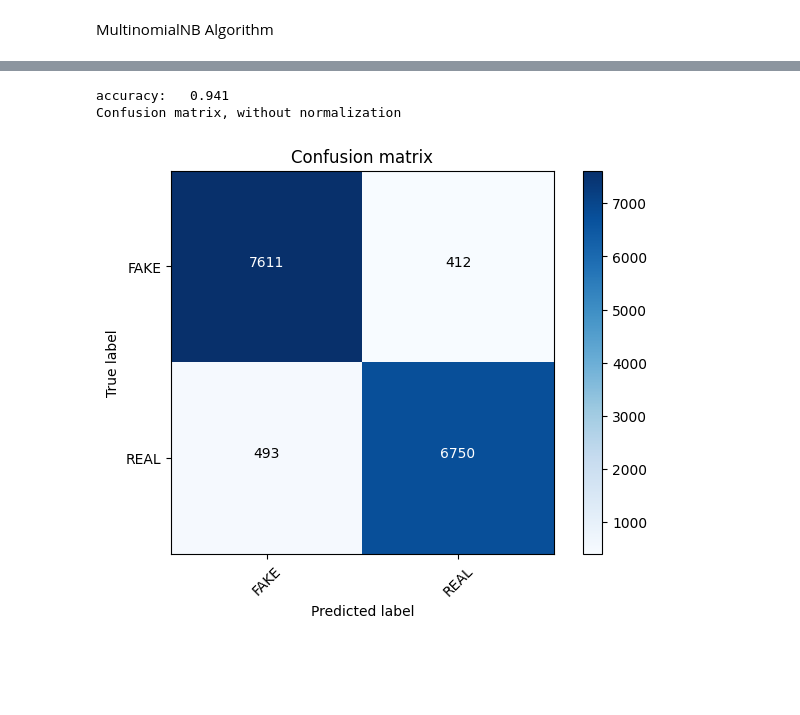
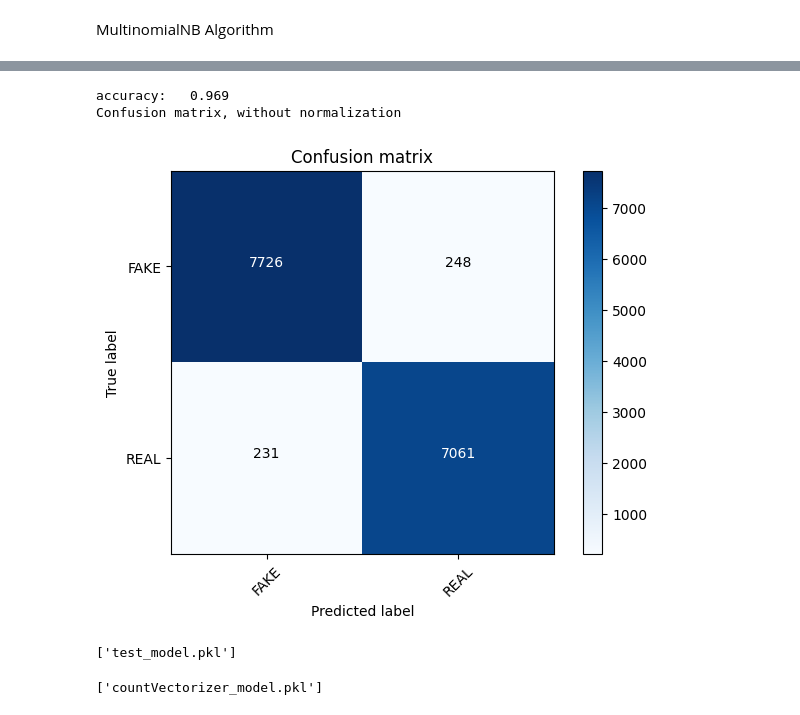
Before and after one commit to aman879/fakerecognition, a Jupyter notebook: FakeNewsDetection.ipynb, the cells around one changed output, grey strips where cells are left out. Drawn from its saved outputs; the diff is of its cells as text; code cells hidden in the pictures; blank space fills up the shorter version.

```diff
--- a/FakeNewsDetection.ipynb
+++ b/FakeNewsDetection.ipynb
@@ -98,3 +98,6 @@ df.head()
 df.shape
 # %% [output]
 (44898, 5)
+# %%
+df['text'] = df['subject'] + df['title'] + df['text']
+df.drop(columns=['title', 'subject', 'date'], inplace=True)
@@ -128,7 +140,7 @@ from nltk.stem.porter import PorterStemmer
 import re
 corpus= []
 for i in range(0, len(messages)):
-    review = re.sub('[^a-zA-Z]', ' ', messages['title'][i])
+    review = re.sub('[^a-zA-Z]', ' ', messages['text'][i])
     review = review.lower()
     review = review.split()
 
@@ -322,12 +333,22 @@ classifier = MultinomialNB()
 # %%
 from sklearn import metrics
-classifier.fit(X_train, y_train)
-pred = classifier.predict(X_test)
+MultinomialNBModel = classifier.fit(X_train, y_train)
+pred = MultinomialNBModel.predict(X_test)
 score = metrics.accuracy_score(y_test, pred)
 print("accuracy:   %0.3f" % score)
 cm = metrics.confusion_matrix(y_test, pred)
 plot_confusion_matrix(cm, classes=['FAKE', 'REAL'])
 # %% [output]
-accuracy:   0.941
+accuracy:   0.969
 Confusion matrix, without normalization
-[figure, old version]
+[figure, new version]
+# %%
+import joblib
+
+joblib.dump(MultinomialNBModel, 'test_model.pkl')
+# %% [output]
+['test_model.pkl']
+# %%
+joblib.dump(cv, 'countVectorizer_model.pkl')
+# %% [output]
+['countVectorizer_model.pkl']
```
Also changed, not shown: parts of 13 cells of this notebook, 13 other files.
